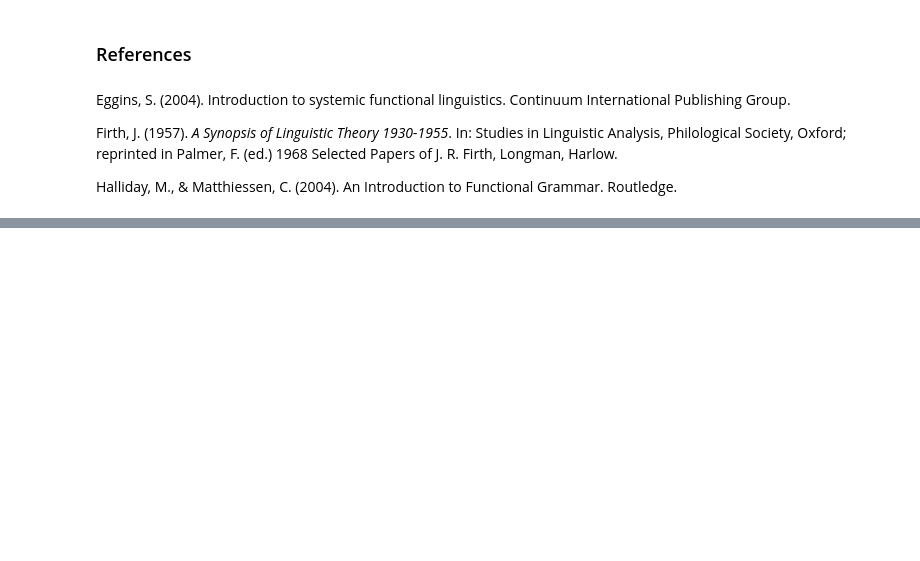
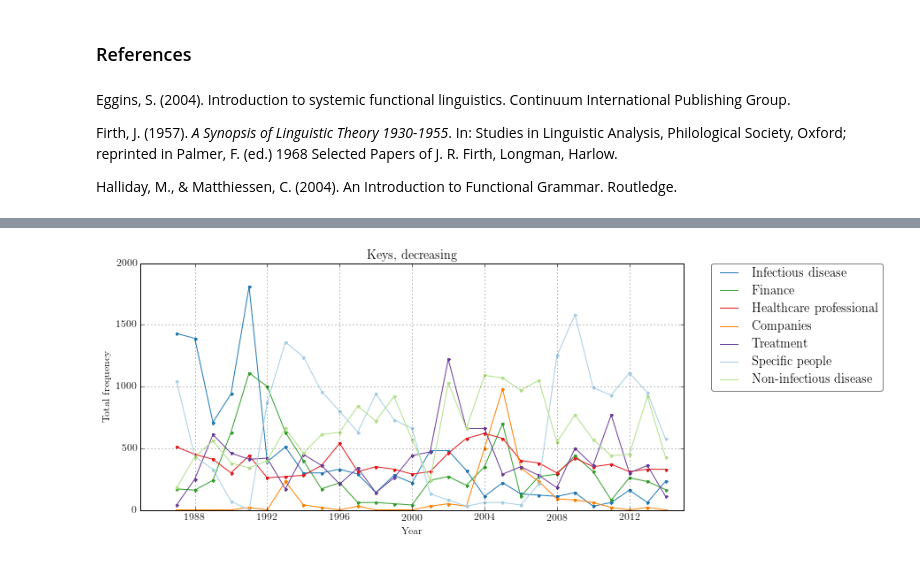
Before and after one commit to interrogator/risk, a Jupyter notebook: risk.ipynb, the cells around one changed output, grey strips where cells are left out. Saved outputs shown, nothing was run; the diff lists cells and outputs as text; code cells hidden in the pictures; blank space fills up the shorter version.

```diff
--- a/risk.ipynb
+++ b/risk.ipynb
@@ -1365,0 +1514,4 @@ Halliday, M., & Matthiessen, C. (2004). An Introduction to Functional Grammar. R
+# %%
+plotter('Keys, decreasing', dec_keys, skip63 = True)
+# %% [output]
+[figure, added]
```
Also changed, not shown: parts of 50 cells of this notebook, 9 other files.
